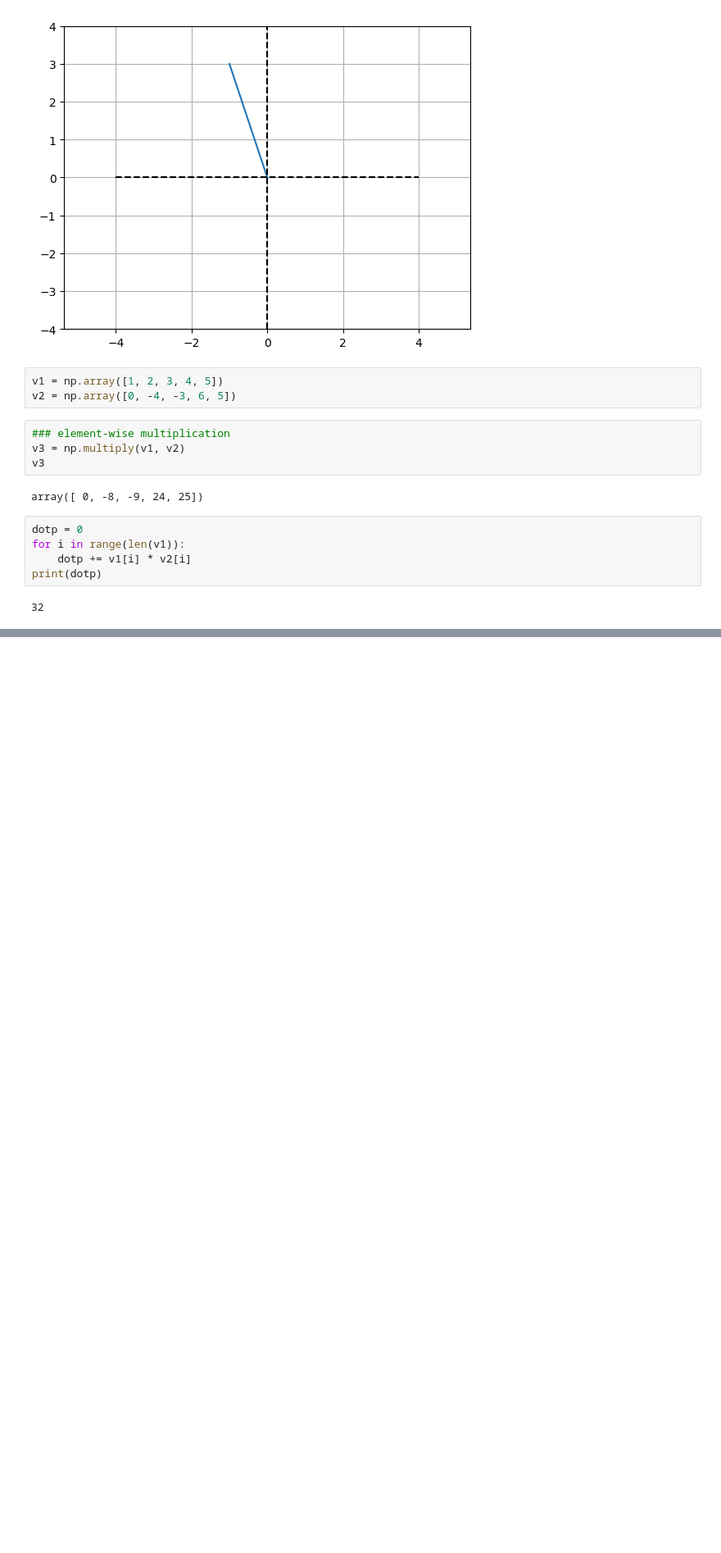
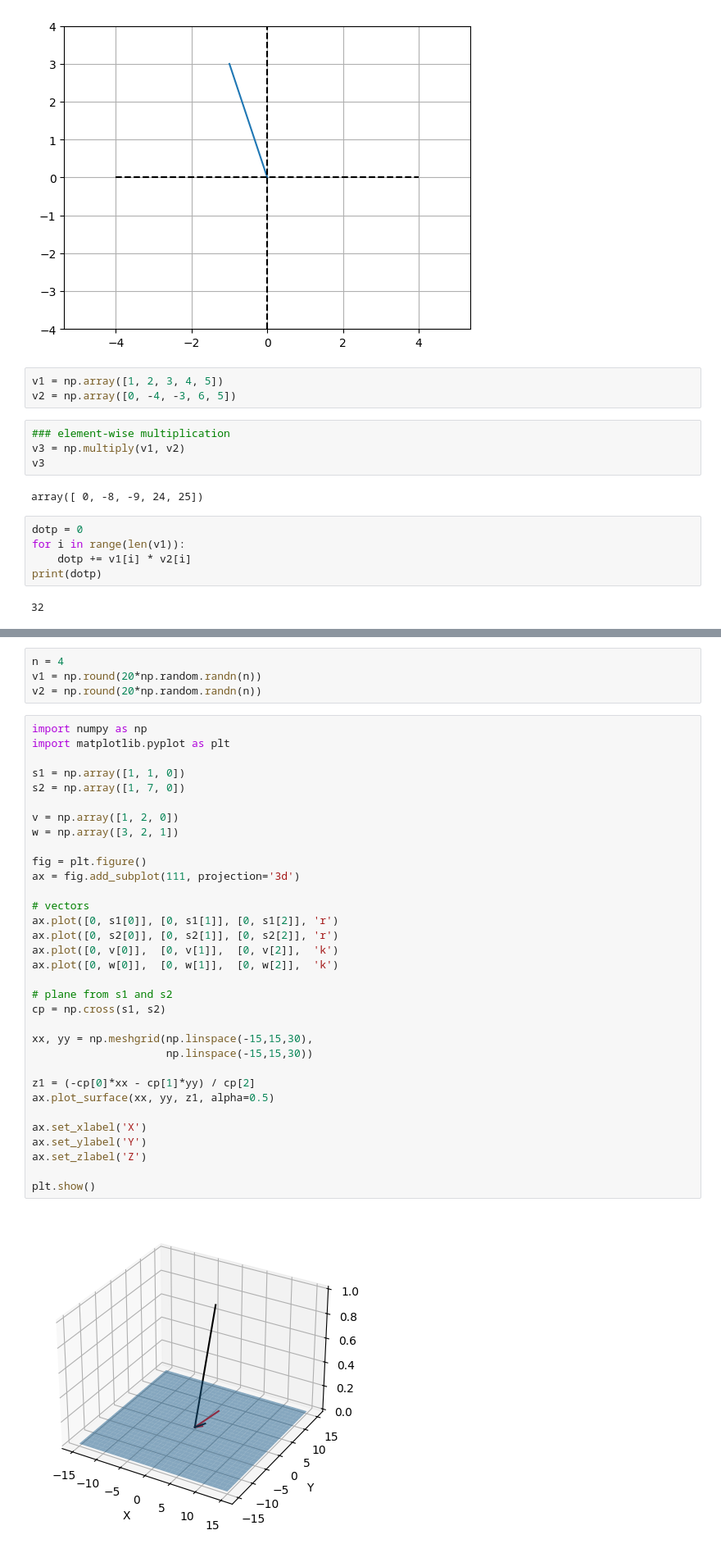
Before and after one commit to ElhamAfzali/Linear-Algebra, a Jupyter notebook: Untitled.ipynb, the cells around one changed output, grey strips where cells are left out. Shown at 82% size. Drawn from its saved outputs; the diff is of its cells as text; blank space fills up the shorter version.

```diff
--- a/Untitled.ipynb
+++ b/Untitled.ipynb
@@ -89,0 +202,39 @@ ModuleNotFoundError: No module named 'numpy'
+# %%
+n = 4
+v1 = np.round(20*np.random.randn(n))
+v2 = np.round(20*np.random.randn(n))
+# %%
+import numpy as np
+import matplotlib.pyplot as plt
+
+s1 = np.array([1, 1, 0])
+s2 = np.array([1, 7, 0])
+
+v = np.array([1, 2, 0])
+w = np.array([3, 2, 1])
+
+fig = plt.figure()
+ax = fig.add_subplot(111, projection='3d')
+
+# vectors
+ax.plot([0, s1[0]], [0, s1[1]], [0, s1[2]], 'r')
+ax.plot([0, s2[0]], [0, s2[1]], [0, s2[2]], 'r')
+ax.plot([0, v[0]],  [0, v[1]],  [0, v[2]],  'k')
+ax.plot([0, w[0]],  [0, w[1]],  [0, w[2]],  'k')
+
+# plane from s1 and s2
+cp = np.cross(s1, s2)
+
+xx, yy = np.meshgrid(np.linspace(-15,15,30),
+                     np.linspace(-15,15,30))
+
+z1 = (-cp[0]*xx - cp[1]*yy) / cp[2]
+ax.plot_surface(xx, yy, z1, alpha=0.5)
+
+ax.set_xlabel('X')
+ax.set_ylabel('Y')
+ax.set_zlabel('Z')
+
+plt.show()
+# %% [output]
+[figure, added]
```
Also changed, not shown: parts of 18 cells of this notebook.
